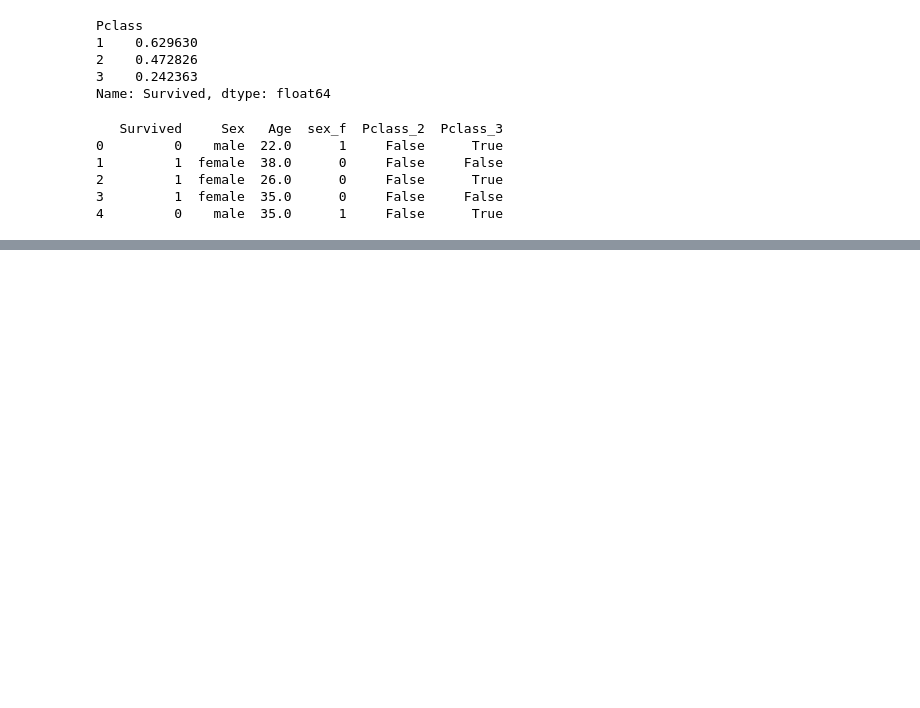
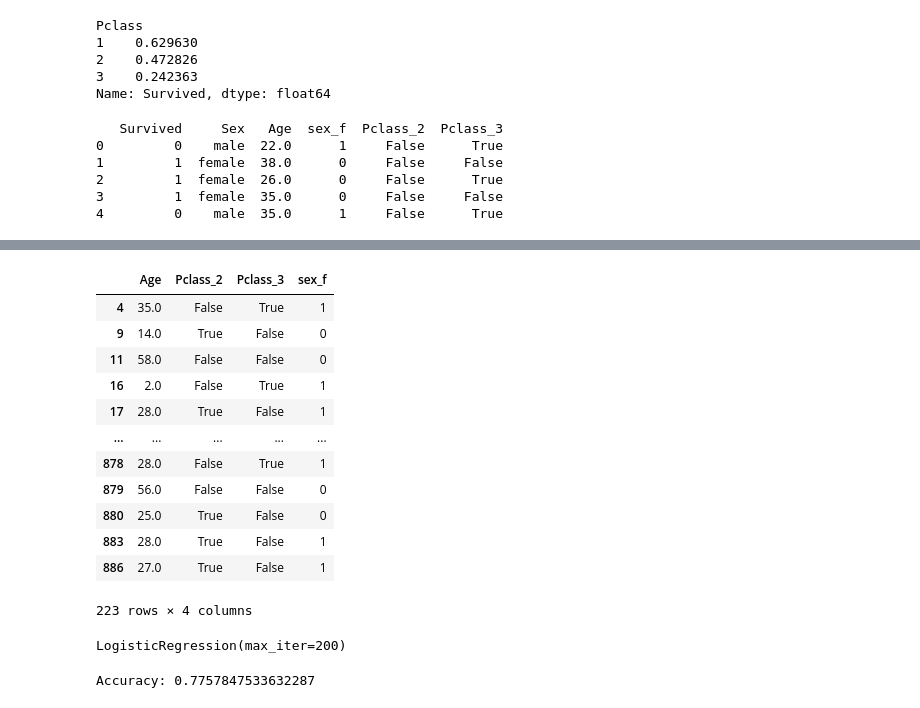
Before and after one commit to Anushavusirikala/My_pthon_journey, a Jupyter notebook: Welcome_to_Colab.ipynb, the cells around one changed output, grey strips where cells are left out. Drawn from its saved outputs; the diff is of its cells as text; code cells hidden in the pictures; blank space fills up the shorter version.

```diff
--- a/Welcome_to_Colab.ipynb
+++ b/Welcome_to_Colab.ipynb
@@ -500,0 +609,16 @@ print(df2.head())
+# %%
+x_test.sort_index()
+# %% [output]
+|  | Age | Pclass_2 | Pclass_3 | sex_f |
+| 4 | 35.0 | False | True | 1 |
+| 9 | 14.0 | True | False | 0 |
+| 11 | 58.0 | False | False | 0 |
+| 16 | 2.0 | False | True | 1 |
+| 17 | 28.0 | True | False | 1 |
+| ... | ... | ... | ... | ... |
+| 878 | 28.0 | False | True | 1 |
+| 879 | 56.0 | False | False | 0 |
+| 880 | 25.0 | True | False | 0 |
+| 883 | 28.0 | True | False | 1 |
+| 886 | 27.0 | True | False | 1 |
+223 rows × 4 columns
@@ -500,0 +627,4 @@ print(df2.head())
+# %%
+model.fit(x_train, y_train)
+# %% [output]
+LogisticRegression(max_iter=200)
@@ -500,0 +633,4 @@ print(df2.head())
+# %%
+print("Accuracy:",accuracy_score(y_test,pred))
+# %% [output]
+Accuracy: 0.7757847533632287
```
Also changed, not shown: parts of 57 cells of this notebook.
